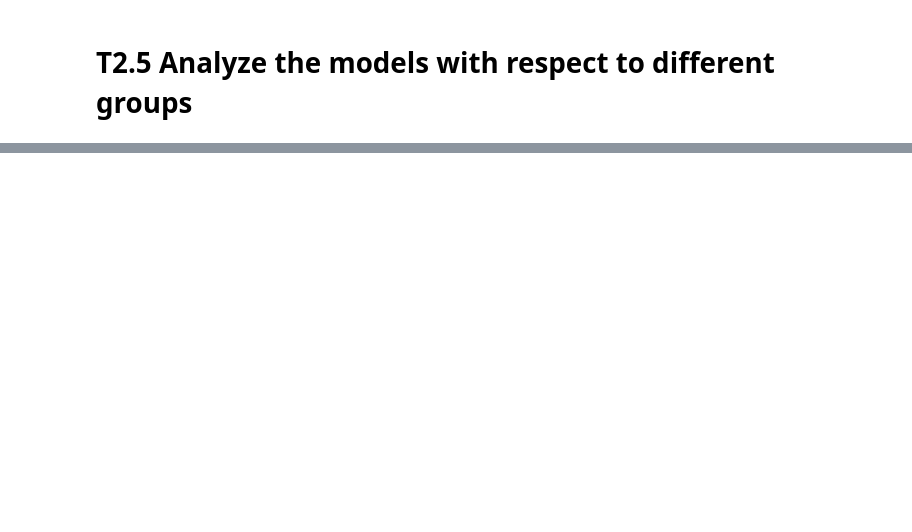
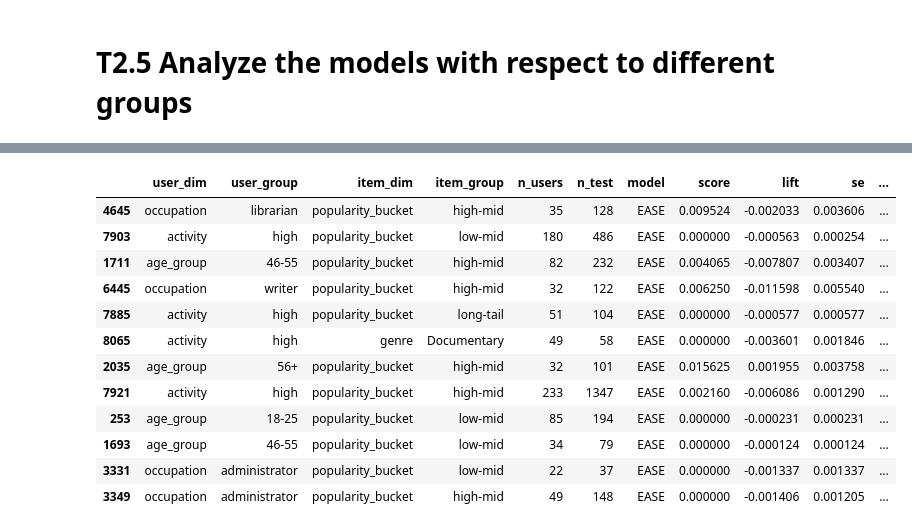
Before and after one commit to outofaditya/recommendation-labs, a Jupyter notebook: source/analysis/analyze_groups.ipynb, the cells around one changed output, grey strips where cells are left out. Cells and saved outputs as stored; diff of their text form; code cells hidden in the pictures; blank space fills up the shorter version.

```diff
--- a/source/analysis/analyze_groups.ipynb
+++ b/source/analysis/analyze_groups.ipynb
@@ -546,0 +750,16 @@ AttributeError: type object 'RankingMetrics' has no attribute 'calculate_per_use
+# %%
+notable_cells(cross, by="interaction", model="EASE") # surprising cells for one model
+# %% [output]
+|  | user_dim | user_group | item_dim | item_group | n_users | n_test | model | score | lift | se | ... |
+| 4645 | occupation | librarian | popularity_bucket | high-mid | 35 | 128 | EASE | 0.009524 | -0.002033 | 0.003606 | ... |
+| 7903 | activity | high | popularity_bucket | low-mid | 180 | 486 | EASE | 0.000000 | -0.000563 | 0.000254 | ... |
+| 1711 | age_group | 46-55 | popularity_bucket | high-mid | 82 | 232 | EASE | 0.004065 | -0.007807 | 0.003407 | ... |
+| 6445 | occupation | writer | popularity_bucket | high-mid | 32 | 122 | EASE | 0.006250 | -0.011598 | 0.005540 | ... |
+| 7885 | activity | high | popularity_bucket | long-tail | 51 | 104 | EASE | 0.000000 | -0.000577 | 0.000577 | ... |
+| 8065 | activity | high | genre | Documentary | 49 | 58 | EASE | 0.000000 | -0.003601 | 0.001846 | ... |
+| 2035 | age_group | 56+ | popularity_bucket | high-mid | 32 | 101 | EASE | 0.015625 | 0.001955 | 0.003758 | ... |
+| 7921 | activity | high | popularity_bucket | high-mid | 233 | 1347 | EASE | 0.002160 | -0.006086 | 0.001290 | ... |
+| 253 | age_group | 18-25 | popularity_bucket | low-mid | 85 | 194 | EASE | 0.000000 | -0.000231 | 0.000231 | ... |
+| 1693 | age_group | 46-55 | popularity_bucket | low-mid | 34 | 79 | EASE | 0.000000 | -0.000124 | 0.000124 | ... |
+| 3331 | occupation | administrator | popularity_bucket | low-mid | 22 | 37 | EASE | 0.000000 | -0.001337 | 0.001337 | ... |
+| 3349 | occupation | administrator | popularity_bucket | high-mid | 49 | 148 | EASE | 0.000000 | -0.001406 | 0.001205 | ... |
```
Also changed, not shown: parts of 11 cells of this notebook, 6 other files.
